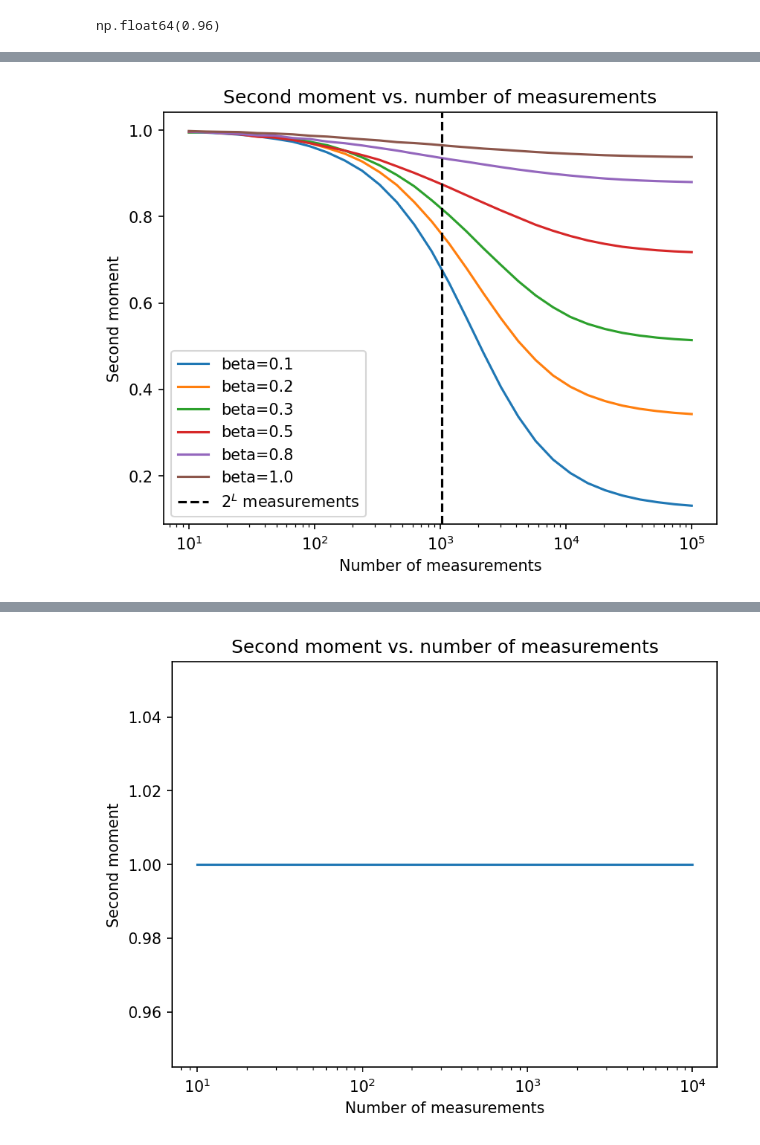
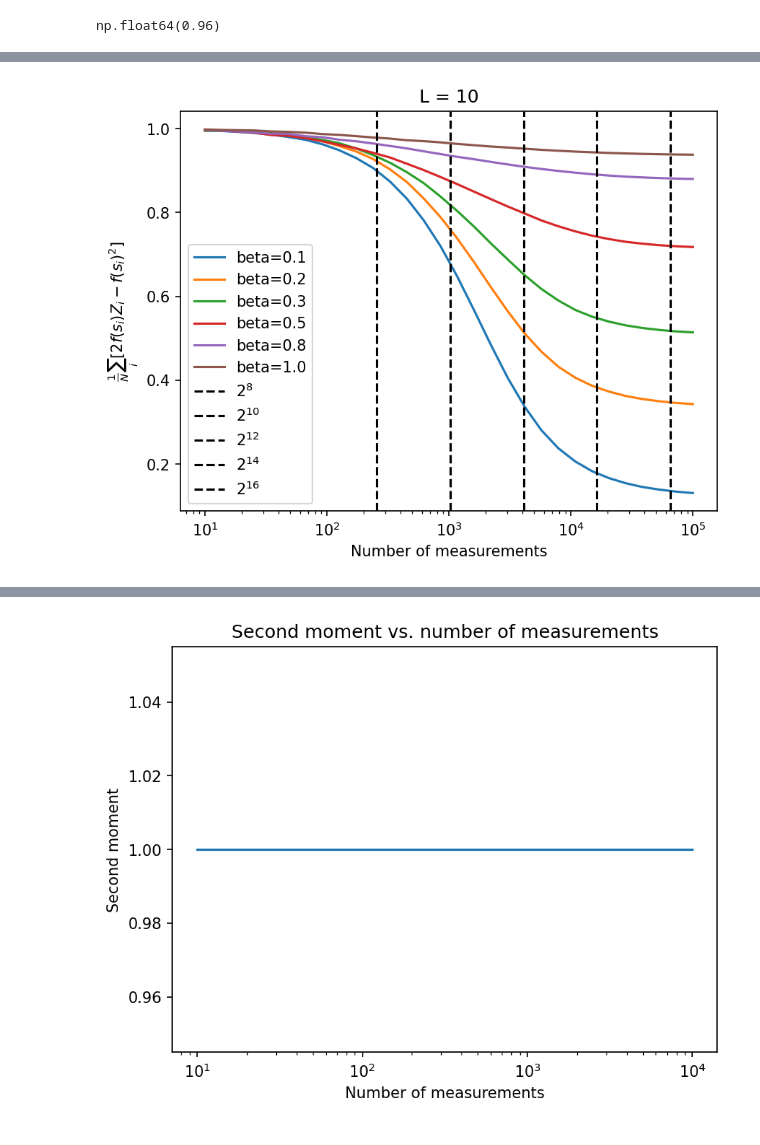
Before and after one commit to YueLiu01/MPSToolBox, a Jupyter notebook: snapshot_measurements.ipynb, the cells around one changed output, grey strips where cells are left out. Drawn from its saved outputs; the diff is of its cells as text; code cells hidden in the pictures.

Commit message:
snapshot measurement

```diff
--- a/snapshot_measurements.ipynb
+++ b/snapshot_measurements.ipynb
@@ -153,8 +153,8 @@ observable = outcomes_sys[:,0]
 np.save('CritIsing_L10_beta0.3_outcomes_anc.npy', outcomes_anc)
 np.save('CritIsing_L10_beta0.3_outcomes_sys.npy', outcomes_sys)
 # %%
-L = 10
-for beta in [0.2, 0.5, 0.8, 1.0, 0.1]:
+L = 8
+for beta in [0.1, 0.2, 0.3, 0.5, 0.8, 1.0]:
     psi = my.load_pkl("../wavefunctions/CritIsingModel_L"+str(L)+"_chi300_PBC_.pkl")
     beta_anc = beta
     beta_sys = np.inf
@@ -180,8 +180,8 @@ for beta in [0.2, 0.5, 0.8, 1.0, 0.1]:
     np.save('CritIsing_L'+str(L)+'_beta'+str(beta)+'_Zoutcomes_anc.npy', outcomes_anc)
     np.save('CritIsing_L'+str(L)+'_beta'+str(beta)+'_Zoutcomes_sys.npy', outcomes_sys)
 # %%
-L = 10
-for beta in [0.3, 0.2, 0.5, 0.8, 1.0, 0.1]:
+L = 8
+for beta in [0.1, 0.2, 0.3, 0.5, 0.8, 1.0]:
     outcomes_sys = np.load('CritIsing_L'+str(L)+'_beta'+str(beta)+'_Zoutcomes_sys.npy')
     outcomes_anc = np.load('CritIsing_L'+str(L)+'_beta'+str(beta)+'_Zoutcomes_anc.npy')
     N_list = np.logspace(1, 5, 30).astype(int)
@@ -208,3 +208,18 @@ for beta in [0.3, 0.2, 0.5, 0.8, 1.0, 0.1]:
     # plt.ylabel('Second moment')
     # plt.title('Second moment vs. number of measurements')
     # plt.show()
+# %%
+for beta in [0.1, 0.2, 0.3, 0.5, 0.8, 1.0]:
+    results = np.load('CritIsing_L8_beta'+str(beta)+'_Zsecond_moment.npy')
+    N_list = np.load('CritIsing_L8_beta'+str(beta)+'_ZN_list.npy')
+    plt.semilogx(N_list, results, label='beta='+str(beta))
+plt.axvline(x=2**8, color='k', linestyle='--', label=r'$2^{8}$')
+plt.axvline(x=2**10, color='k', linestyle='--', label=r'$2^{10}$')
+plt.axvline(x=2**12, color='k', linestyle='--', label=r'$2^{12}$')
+plt.axvline(x=2**14, color='k', linestyle='--', label=r'$2^{14}$')
+plt.axvline(x=2**16, color='k', linestyle='--', label=r'$2^{16}$')
+plt.xlabel('Number of measurements')
+plt.ylabel(r'$\frac{1}{N} \sum_i [2 f(s_i) Z_i - f(s_i)^2]$')
+plt.title('L = 8')
+plt.legend()
+plt.show()
@@ -211,13 +228,17 @@ for beta in [0.3, 0.2, 0.5, 0.8, 1.0, 0.1]:
 # %%
 for beta in [0.1, 0.2, 0.3, 0.5, 0.8, 1.0]:
     results = np.load('CritIsing_L10_beta'+str(beta)+'_Zsecond_moment.npy')
     N_list = np.load('CritIsing_L10_beta'+str(beta)+'_ZN_list.npy')
     plt.semilogx(N_list, results, label='beta='+str(beta))
-plt.axvline(x=2**L, color='k', linestyle='--', label=r'$2^L$ measurements')
+plt.axvline(x=2**8, color='k', linestyle='--', label=r'$2^{8}$')
+plt.axvline(x=2**10, color='k', linestyle='--', label=r'$2^{10}$')
+plt.axvline(x=2**12, color='k', linestyle='--', label=r'$2^{12}$')
+plt.axvline(x=2**14, color='k', linestyle='--', label=r'$2^{14}$')
+plt.axvline(x=2**16, color='k', linestyle='--', label=r'$2^{16}$')
 plt.xlabel('Number of measurements')
-plt.ylabel('Second moment')
-plt.title('Second moment vs. number of measurements')
+plt.ylabel(r'$\frac{1}{N} \sum_i [2 f(s_i) Z_i - f(s_i)^2]$')
+plt.title('L = 10')
 plt.legend()
 plt.show()
 # %% [output]
-[figure, old version]
+[figure, new version]
```
Also changed, not shown: parts of 4 cells of this notebook, 24 other files.
